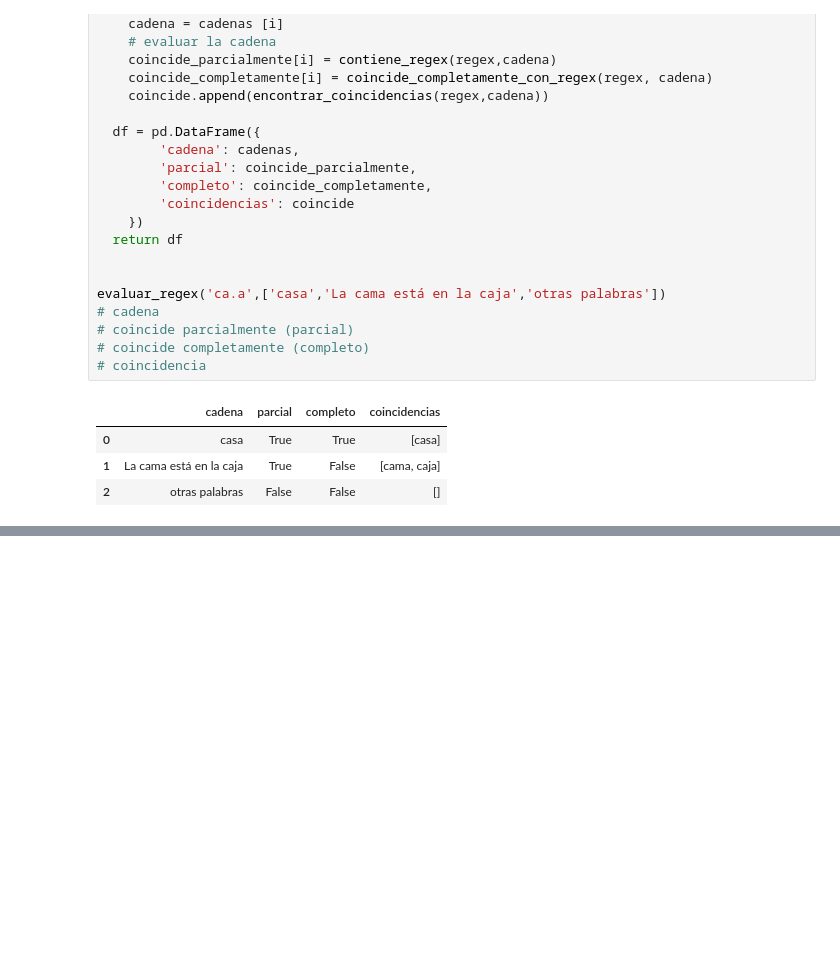
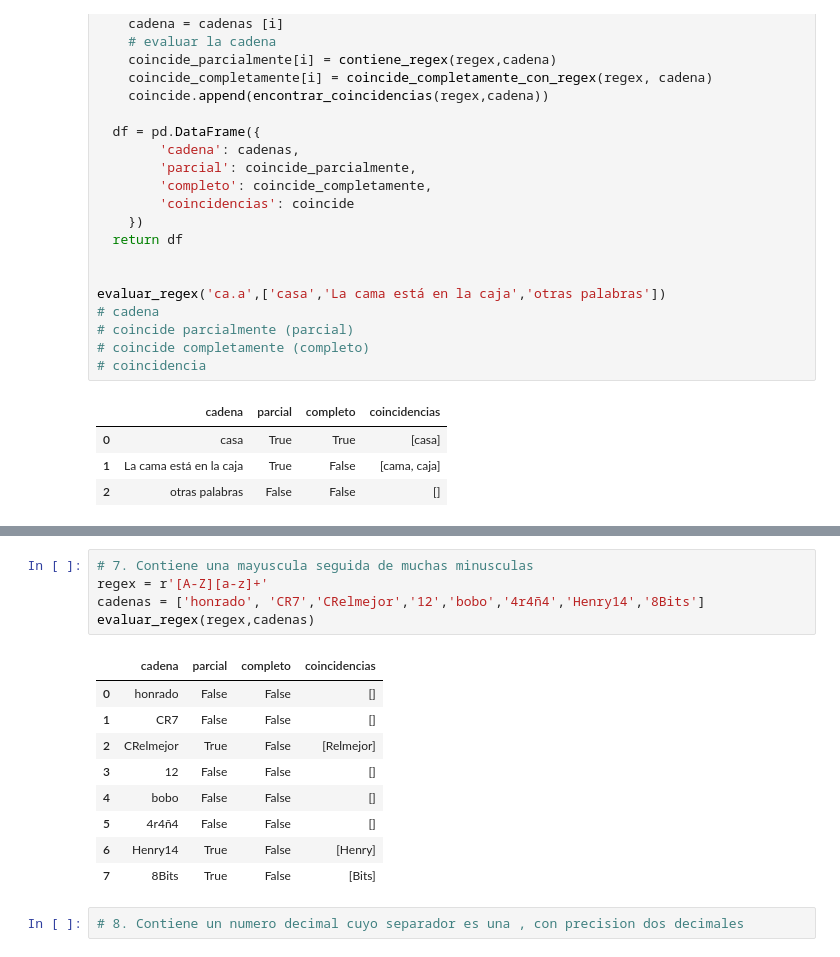
Before and after one commit to martinbedia/mineria, a Jupyter notebook: 24oct.ipynb, the cells around one changed output, grey strips where cells are left out. Drawn from its saved outputs; the diff is of its cells as text; blank space fills up the shorter version.

```diff
--- a/24oct.ipynb
+++ b/24oct.ipynb
@@ -479,0 +568,17 @@ evaluar_regex('ca.a',['casa','La cama está en la caja','otras palabras'])
+# %%
+# 7. Contiene una mayuscula seguida de muchas minusculas
+regex = r'[A-Z][a-z]+'
+cadenas = ['honrado', 'CR7','CRelmejor','12','bobo','4r4ñ4','Henry14','8Bits']
+evaluar_regex(regex,cadenas)
+# %% [output]
+|  | cadena | parcial | completo | coincidencias |
+| 0 | honrado | False | False | [] |
+| 1 | CR7 | False | False | [] |
+| 2 | CRelmejor | True | False | [Relmejor] |
+| 3 | 12 | False | False | [] |
+| 4 | bobo | False | False | [] |
+| 5 | 4r4ñ4 | False | False | [] |
+| 6 | Henry14 | True | False | [Henry] |
+| 7 | 8Bits | True | False | [Bits] |
+# %%
+# 8. Contiene un numero decimal cuyo separador es una , con precision dos decimales
```
Also changed, not shown: parts of 7 cells of this notebook.
